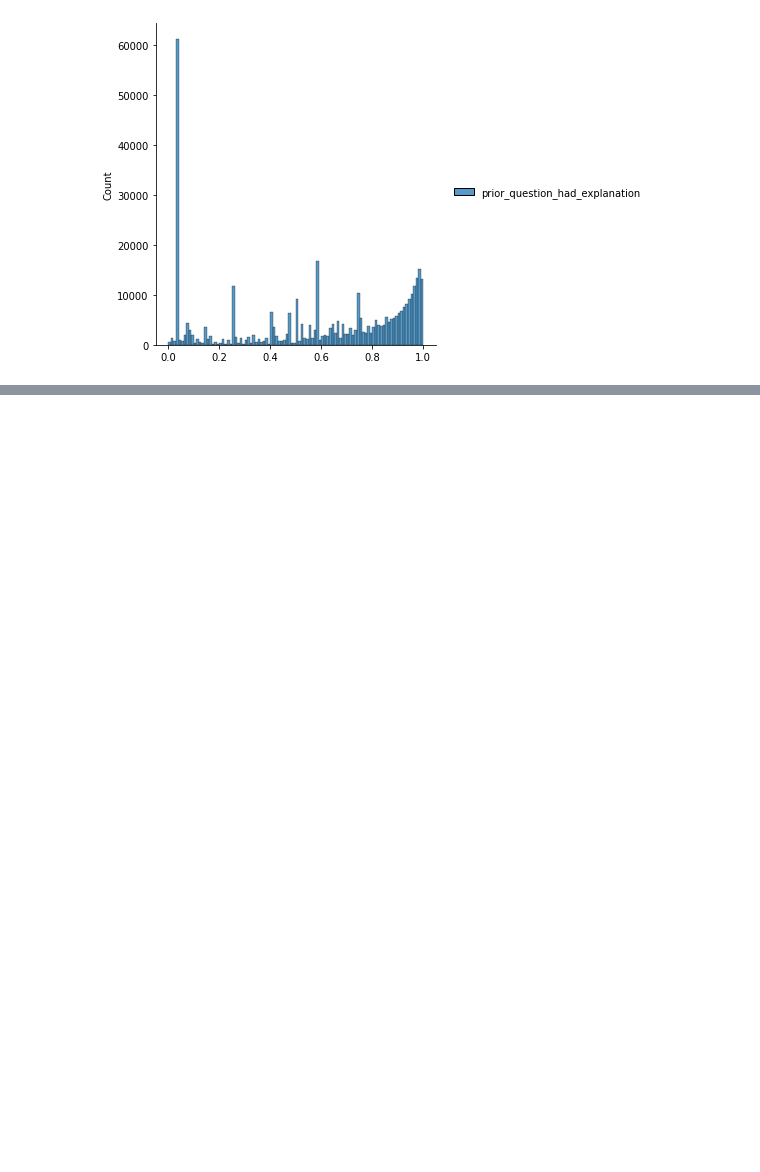
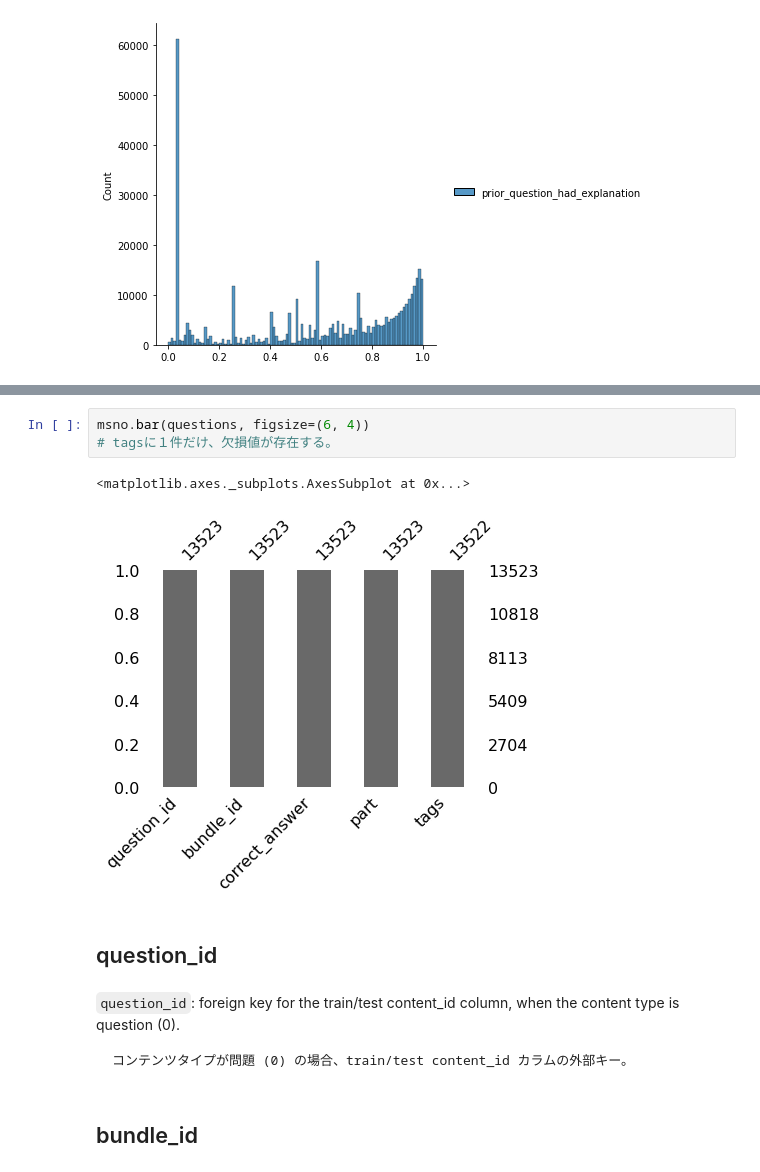
Before and after one commit to takamotoki/dic_graduation_project, a Jupyter notebook: code/Riiid_EDA.ipynb, the cells around one changed output, grey strips where cells are left out. Drawn from its saved outputs; the diff is of its cells as text; blank space fills up the shorter version.

Commit message:
add lecture and question EDA

```diff
--- a/code/Riiid_EDA.ipynb
+++ b/code/Riiid_EDA.ipynb
@@ -504,0 +549,14 @@ plt.show()
+# %%
+msno.bar(questions, figsize=(6, 4))
+# tagsに１件だけ、欠損値が存在する。
+# %% [output]
+<matplotlib.axes._subplots.AxesSubplot at 0x...>
+[figure, added]
+# %% [markdown]
+## question_id ##
+# %% [markdown]
+`question_id`: foreign key for the train/test content_id column, when the content type is question (0).
+
+    コンテンツタイプが問題 (0) の場合、train/test content_id カラムの外部キー。
+# %% [markdown]
+## bundle_id ##
```
Also changed, not shown: parts of 58 cells of this notebook.
